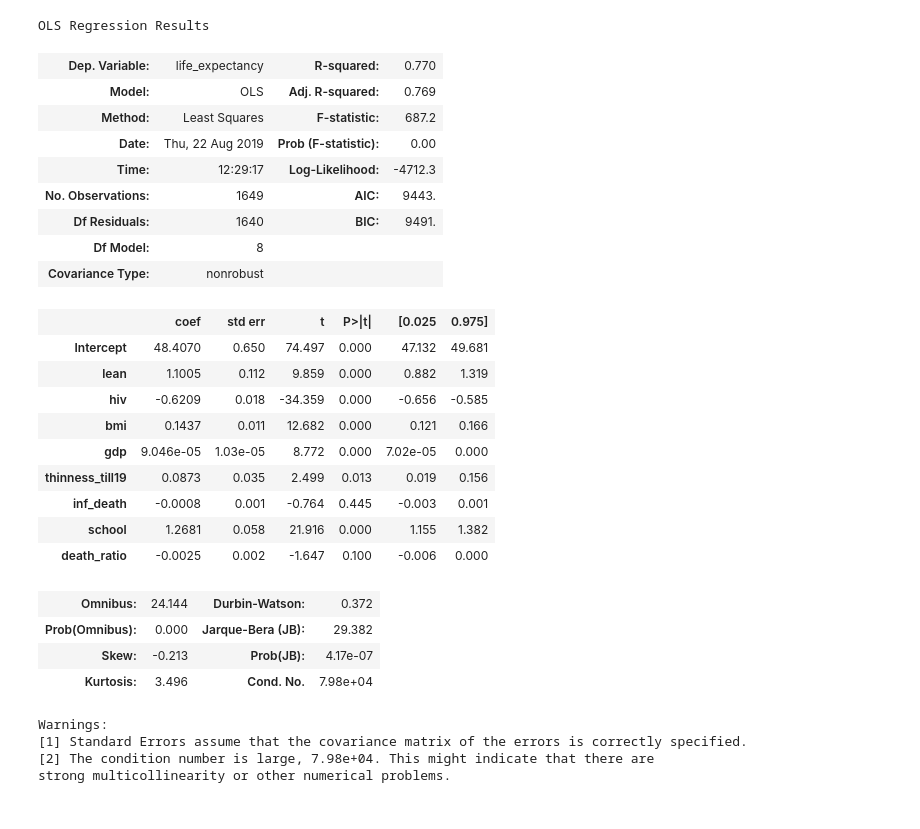
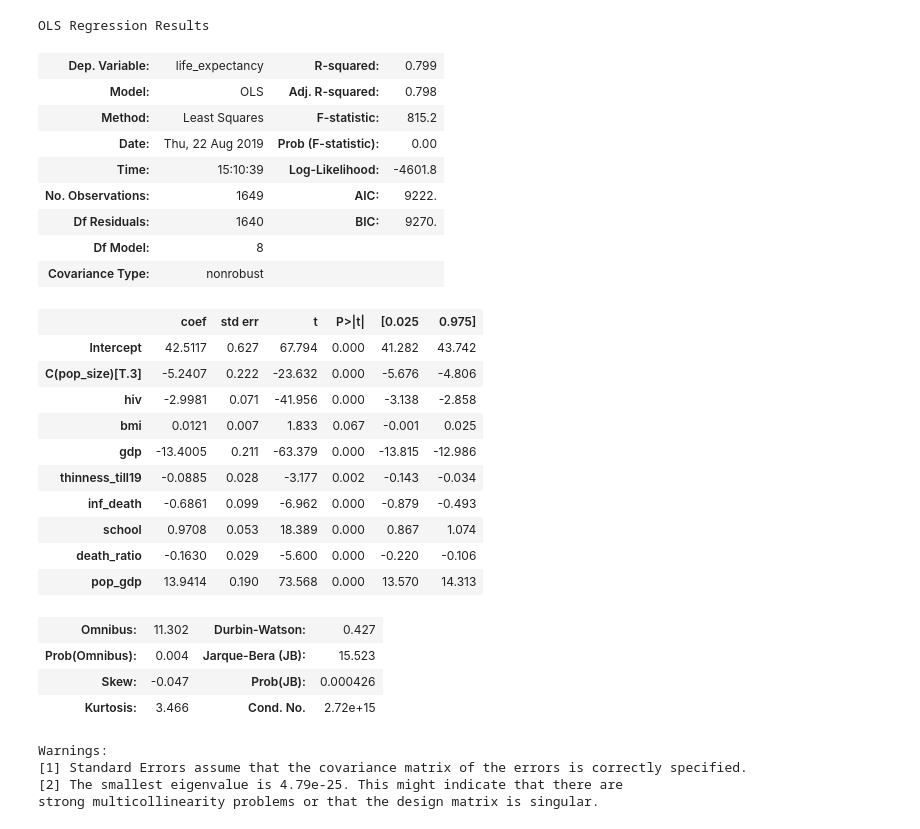
Before and after one commit to DaggerForce/Life_Expectancy_Project, a Jupyter notebook: life_expectancy.ipynb, the cells around one changed output. Saved outputs shown, nothing was run; the diff lists cells and outputs as text; code cells hidden in the pictures.

```diff
--- a/life_expectancy.ipynb
+++ b/life_expectancy.ipynb
@@ -27,6 +26,0 @@ print(df.shape)
-# %%
-# remove 1% from the tail ends of our the data for life expectancy
-IQR = [df.life_expectancy.quantile(0.99), df.life_expectancy.quantile(0.01)]
-df = df[df.life_expectancy < IQR[0]]
-df = df[df.life_expectancy > IQR[1]]
-print(df.shape)
@@ -41,8 +33,7 @@ plt.savefig('pairedplots_all.png')
 # %%
 # from the paired plot using the columns we believe alcohol, bmi, hiv, gdp,
-# how thin, schooling, how big the countries, the ratio between adult to infant mortality,
-#the interactions between bmi+alcohol (lifestyle), the interaction between population+gdp,
-#and if the country is big/medium/small
+# children malnutrition, average education, country size (small/medium/big), the ratio between adult to infant mortality,
+# the interactions between bmi+alcohol (lifestyle), the interaction between population+gdp,
 
 new_df = pd.DataFrame({'life_expectancy': df['life_expectancy'],
                         'alcohol': df['alcohol'],
@@ -56,9 +47,7 @@ new_df = pd.DataFrame({'life_expectancy': df['life_expectancy'],
                         'lifestyle': df['bmi']*df['alcohol'],
                         'pop_gdp': df['gdp']*df['pop_size'],
                         'pop_size': df['pop_size'],
-                        'lean': df['very_lean']*df['bmi']
                         })
 
 # check for multicollinearity and remove highgly correlated variables
 corr_map = new_df.corr()
-corr_map
@@ -285,36 +250,37 @@ strong multicollinearity or other numerical problems.
 # %%
 #adjusting the model - remove features that were not statistically significant (alcohol, pop_gpd, lifestyle)
-lr_model = ols(formula='life_expectancy~lean+hiv+bmi+gdp+thinness_till19+inf_death+school+death_ratio', data=new_df).fit()
+lr_model = ols(formula='life_expectancy~hiv+bmi+gdp+thinness_till19+inf_death+school+death_ratio+pop_gdp+C(pop_size)', data=new_df).fit()
 lr_model.summary()
 # %% [output]
 OLS Regression Results
-| Dep. Variable: | life_expectancy | R-squared: | 0.770 |
-| Model: | OLS | Adj. R-squared: | 0.769 |
-| Method: | Least Squares | F-statistic: | 687.2 |
+| Dep. Variable: | life_expectancy | R-squared: | 0.799 |
+| Model: | OLS | Adj. R-squared: | 0.798 |
+| Method: | Least Squares | F-statistic: | 815.2 |
 | Date: | Thu, 22 Aug 2019 | Prob (F-statistic): | 0.00 |
-| Time: | 12:29:17 | Log-Likelihood: | -4712.3 |
-| No. Observations: | 1649 | AIC: | 9443. |
-| Df Residuals: | 1640 | BIC: | 9491. |
+| Time: | 15:10:39 | Log-Likelihood: | -4601.8 |
+| No. Observations: | 1649 | AIC: | 9222. |
+| Df Residuals: | 1640 | BIC: | 9270. |
 | Df Model: | 8 |  |  |
 | Covariance Type: | nonrobust |  |  |
 |  | coef | std err | t | P>|t| | [0.025 | 0.975] |
-| Intercept | 48.4070 | 0.650 | 74.497 | 0.000 | 47.132 | 49.681 |
-| lean | 1.1005 | 0.112 | 9.859 | 0.000 | 0.882 | 1.319 |
-| hiv | -0.6209 | 0.018 | -34.359 | 0.000 | -0.656 | -0.585 |
-| bmi | 0.1437 | 0.011 | 12.682 | 0.000 | 0.121 | 0.166 |
-| gdp | 9.046e-05 | 1.03e-05 | 8.772 | 0.000 | 7.02e-05 | 0.000 |
-| thinness_till19 | 0.0873 | 0.035 | 2.499 | 0.013 | 0.019 | 0.156 |
-| inf_death | -0.0008 | 0.001 | -0.764 | 0.445 | -0.003 | 0.001 |
-| school | 1.2681 | 0.058 | 21.916 | 0.000 | 1.155 | 1.382 |
-| death_ratio | -0.0025 | 0.002 | -1.647 | 0.100 | -0.006 | 0.000 |
+| Intercept | 42.5117 | 0.627 | 67.794 | 0.000 | 41.282 | 43.742 |
+| C(pop_size)[T.3] | -5.2407 | 0.222 | -23.632 | 0.000 | -5.676 | -4.806 |
+| hiv | -2.9981 | 0.071 | -41.956 | 0.000 | -3.138 | -2.858 |
+| bmi | 0.0121 | 0.007 | 1.833 | 0.067 | -0.001 | 0.025 |
+| gdp | -13.4005 | 0.211 | -63.379 | 0.000 | -13.815 | -12.986 |
+| thinness_till19 | -0.0885 | 0.028 | -3.177 | 0.002 | -0.143 | -0.034 |
+| inf_death | -0.6861 | 0.099 | -6.962 | 0.000 | -0.879 | -0.493 |
+| school | 0.9708 | 0.053 | 18.389 | 0.000 | 0.867 | 1.074 |
+| death_ratio | -0.1630 | 0.029 | -5.600 | 0.000 | -0.220 | -0.106 |
+| pop_gdp | 13.9414 | 0.190 | 73.568 | 0.000 | 13.570 | 14.313 |
-| Omnibus: | 24.144 | Durbin-Watson: | 0.372 |
-| Prob(Omnibus): | 0.000 | Jarque-Bera (JB): | 29.382 |
-| Skew: | -0.213 | Prob(JB): | 4.17e-07 |
-| Kurtosis: | 3.496 | Cond. No. | 7.98e+04 |
+| Omnibus: | 11.302 | Durbin-Watson: | 0.427 |
+| Prob(Omnibus): | 0.004 | Jarque-Bera (JB): | 15.523 |
+| Skew: | -0.047 | Prob(JB): | 0.000426 |
+| Kurtosis: | 3.466 | Cond. No. | 2.72e+15 |
 Warnings:
 [1] Standard Errors assume that the covariance matrix of the errors is correctly specified.
-[2] The condition number is large, 7.98e+04. This might indicate that there are
-strong multicollinearity or other numerical problems.
+[2] The smallest eigenvalue is 4.79e-25. This might indicate that there are
+strong multicollinearity problems or that the design matrix is singular.
 # %%
 # after running the model again, more features became insignificant and we're dropped (pop_size)
 depended = ['life_expectancy']
```
Also changed, not shown: parts of 18 cells of this notebook, 4 other files.
